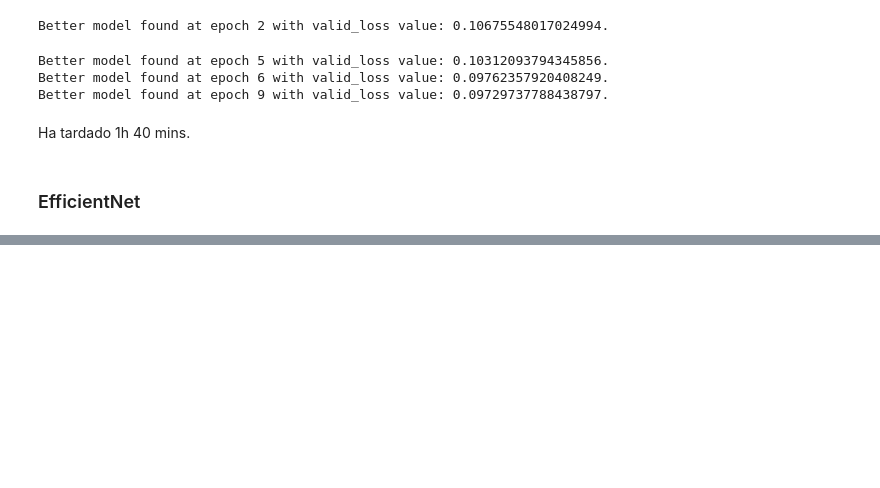
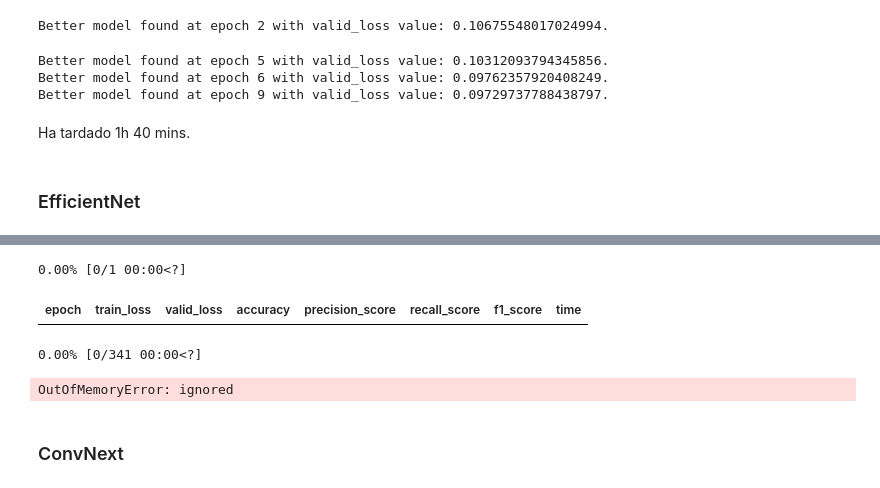
Before and after one commit to inigo99/CancerDetection, a Jupyter notebook: TFM.ipynb, the cells around one changed output, grey strips where cells are left out. Cells and saved outputs as stored; diff of their text form; code cells hidden in the pictures; blank space fills up the shorter version.

```diff
--- a/TFM.ipynb
+++ b/TFM.ipynb
@@ -90,0 +90,7 @@ ValueError: ignored
+# %%
+callbacks = [
+    ShowGraphCallback(),
+    SaveModelCallback(fname='efficientNetB3')
+]
+# %%
+learn = vision_learner(dls, efficientnet_b3, metrics=[accuracy, Precision(), Recall(), F1Score()], cbs=callbacks).to_fp16()
@@ -90,0 +102,9 @@ ValueError: ignored
+# %%
+learn.fine_tune(10, base_lr=1e-2)
+# %% [output]
+0.00% [0/1 00:00<?]
+| epoch | train_loss | valid_loss | accuracy | precision_score | recall_score | f1_score | time |
+0.00% [0/341 00:00<?]
+OutOfMemoryError: ignored
+# %% [markdown]
+### ConvNext
```
Also changed, not shown: parts of 10 cells of this notebook.
